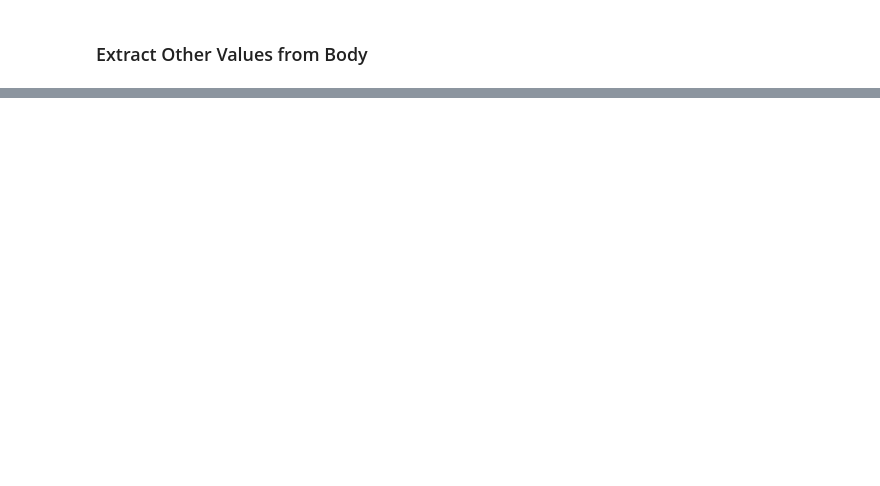
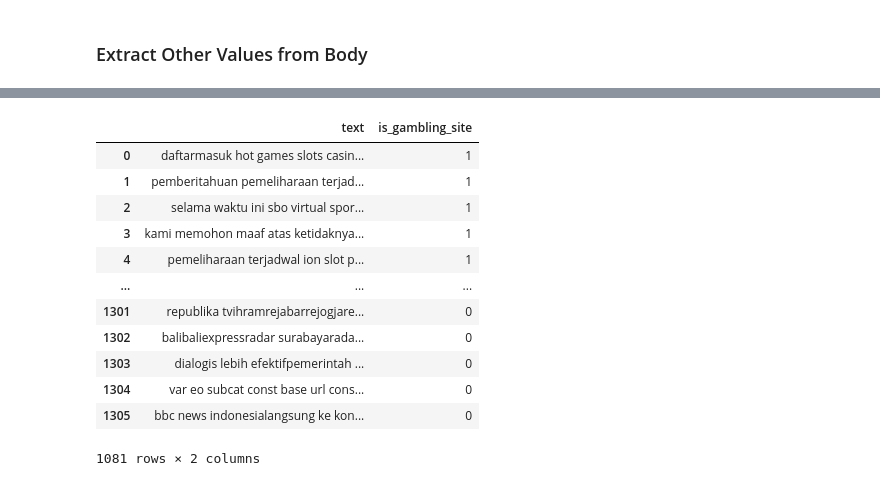
Before and after one commit to Gustana/GambleSniffer, a Jupyter notebook: data_cleaning.ipynb, the cells around one changed output, grey strips where cells are left out. Cells and saved outputs as stored; diff of their text form; code cells hidden in the pictures; blank space fills up the shorter version.

```diff
--- a/data_cleaning.ipynb
+++ b/data_cleaning.ipynb
@@ -436,0 +516,17 @@ df_clean["extracted_body"].apply(preprocessTextPipeline)[3]
+# %%
+final_df = final_df.loc[final_df["text"].str.len()>=30]
+final_df
+# %% [output]
+|  | text | is_gambling_site |
+| 0 | daftarmasuk hot games slots casin... | 1 |
+| 1 | pemberitahuan pemeliharaan terjad... | 1 |
+| 2 | selama waktu ini sbo virtual spor... | 1 |
+| 3 | kami memohon maaf atas ketidaknya... | 1 |
+| 4 | pemeliharaan terjadwal ion slot p... | 1 |
+| ... | ... | ... |
+| 1301 | republika tvihramrejabarrejogjare... | 0 |
+| 1302 | balibaliexpressradar surabayarada... | 0 |
+| 1303 | dialogis lebih efektifpemerintah ... | 0 |
+| 1304 | var eo subcat const base url cons... | 0 |
+| 1305 | bbc news indonesialangsung ke kon... | 0 |
+1081 rows × 2 columns
```
Also changed, not shown: parts of 17 cells of this notebook, 1 other file.
